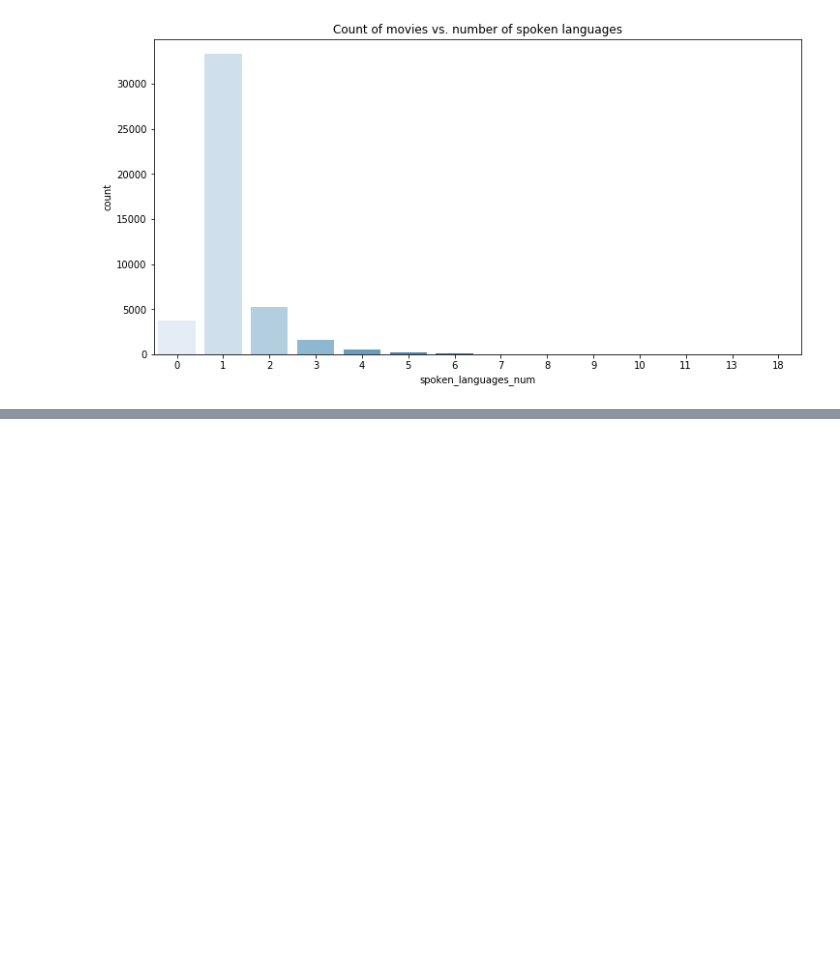
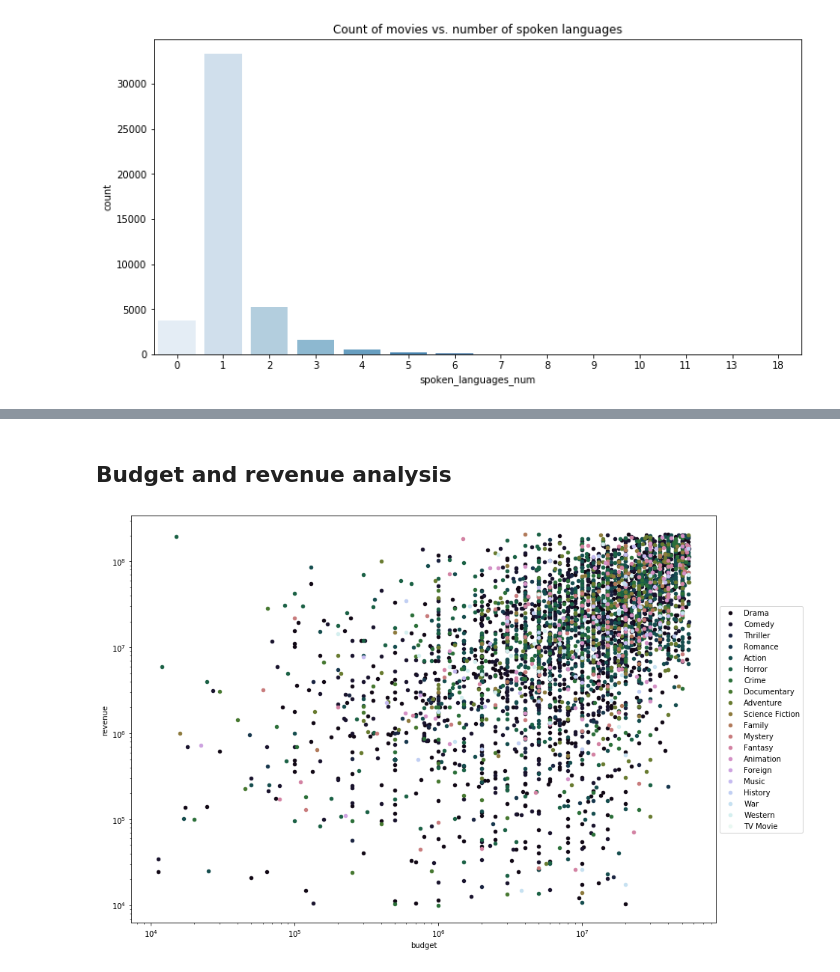
Before and after one commit to wvmrtn/data-science-in-practice, a Jupyter notebook: Project/eda.ipynb, the cells around one changed output, grey strips where cells are left out. Cells and saved outputs as stored; diff of their text form; code cells hidden in the pictures; blank space fills up the shorter version.

```diff
--- a/Project/eda.ipynb
+++ b/Project/eda.ipynb
@@ -774,0 +800,22 @@ _ = ax.set_title('Count of movies vs. number of spoken languages')
+# %% [markdown]
+## Budget and revenue analysis
+# %%
+# plot budget vs revenue by removing outliers with z-score
+fig, ax = plt.subplots(figsize = (14, 10))
+df_toplot = movies[(np.abs(stats.zscore(movies[['revenue', 'budget']])) < 3).all(axis=1)]
+# filter revenue and budget above 0?
+df_toplot = df_toplot[df_toplot['budget'] > 1e4]
+df_toplot = df_toplot[df_toplot['revenue'] > 1e4]
+
+# group movies by genres in genres_name_0 column and in order of most popular genre to least popular
+grouper = {genre: df for genre, df in df_toplot.groupby('genres_name_0', sort = False)}
+# sort the grouper
+grouper = {genre : grouper[genre] for genre in genres_name_stacked.value_counts().index}
+for i, (genre, df) in enumerate(grouper.items()):
+    df.plot.scatter('budget', 'revenue', label = genre, color = genres_palette[i], ax = ax)
+
+ax.set_xscale('log')
+ax.set_yscale('log')
+_ = ax.legend(bbox_to_anchor = (1, 0.5), loc = 'center left')
+# %% [output]
+[figure, added]
```
Also changed, not shown: parts of 14 cells of this notebook, 1 other file.
